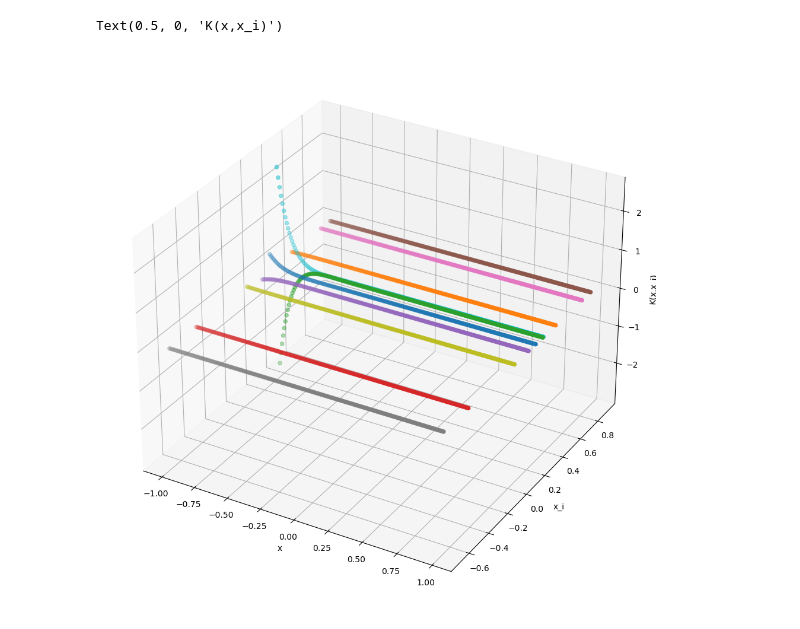
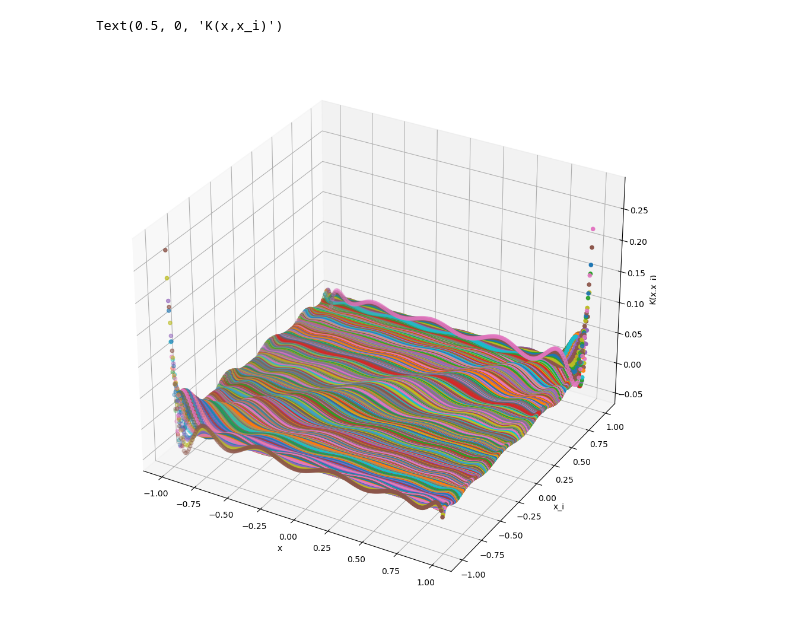
Before and after one commit to asaha1203/cx-4803, a Jupyter notebook: hw_3/hw_3_q3.ipynb, the cells around one changed output. Saved outputs shown, nothing was run; the diff lists cells and outputs as text; code cells hidden in the pictures.

```diff
--- a/hw_3/hw_3_q3.ipynb
+++ b/hw_3/hw_3_q3.ipynb
@@ -13,7 +10,7 @@ warnings. filterwarnings('ignore')
 #initialize data, perform linear regression
 
 #define constants
-n = 10
+n = 100
 m = 11
 mu = 0
 #sigma_2 = 5
@@ -42,8 +39,8 @@ def designvector(x_input,m):
         dvector = np.vstack([dvector.T, x_input**(i+1)]).T
     return dvector
 
-def kernelfunction(x, x_value, index, m):
-    dmatrix = designmatrix(x, m)
+def kernelfunction(x_i, x_value, index, m):
+    dmatrix = designmatrix(x_i, m)
     dvector = designvector(x_value, m)
     kernel =  dvector @ np.linalg.inv(dmatrix.T @ dmatrix) @ dmatrix[:][index]
     return kernel
@@ -51,23 +48,23 @@ def kernelfunction(x, x_value, index, m):
 np.random.seed(seed=4803)
 scalefactor = 1
 
-x = 2*scalefactor*np.random.rand(n) - scalefactor
+x_i = 2*scalefactor*np.random.rand(n) - scalefactor
 
-values = np.arange(-scalefactor,scalefactor, 0.01)
+values = np.arange(-1,1, 0.01)
 
 kernels = np.zeros((len(values),n))
 
 for i in range(len(values)):
     for j in range(n):
-        kernels[i][j] = kernelfunction(x, values[i], j, m)
+        kernels[i][j] = kernelfunction(x_i, values[i], j, m)
 # %%
 fig = plt.figure(figsize=(12, 12))
 ax = fig.add_subplot(projection='3d')
 for i in range(n):
-    ax.scatter(values, x[i], kernels[:,i])
+    ax.scatter(values, x_i[i], kernels[:,i])
 ax.set_xlabel('x')
 ax.set_ylabel('x_i')
 ax.set_zlabel('K(x,x_i)')
 # %% [output]
 Text(0.5, 0, 'K(x,x_i)')
-[figure, old version]
+[figure, new version]
```
Also changed, not shown: parts of 13 cells of this notebook, 1 other file.
